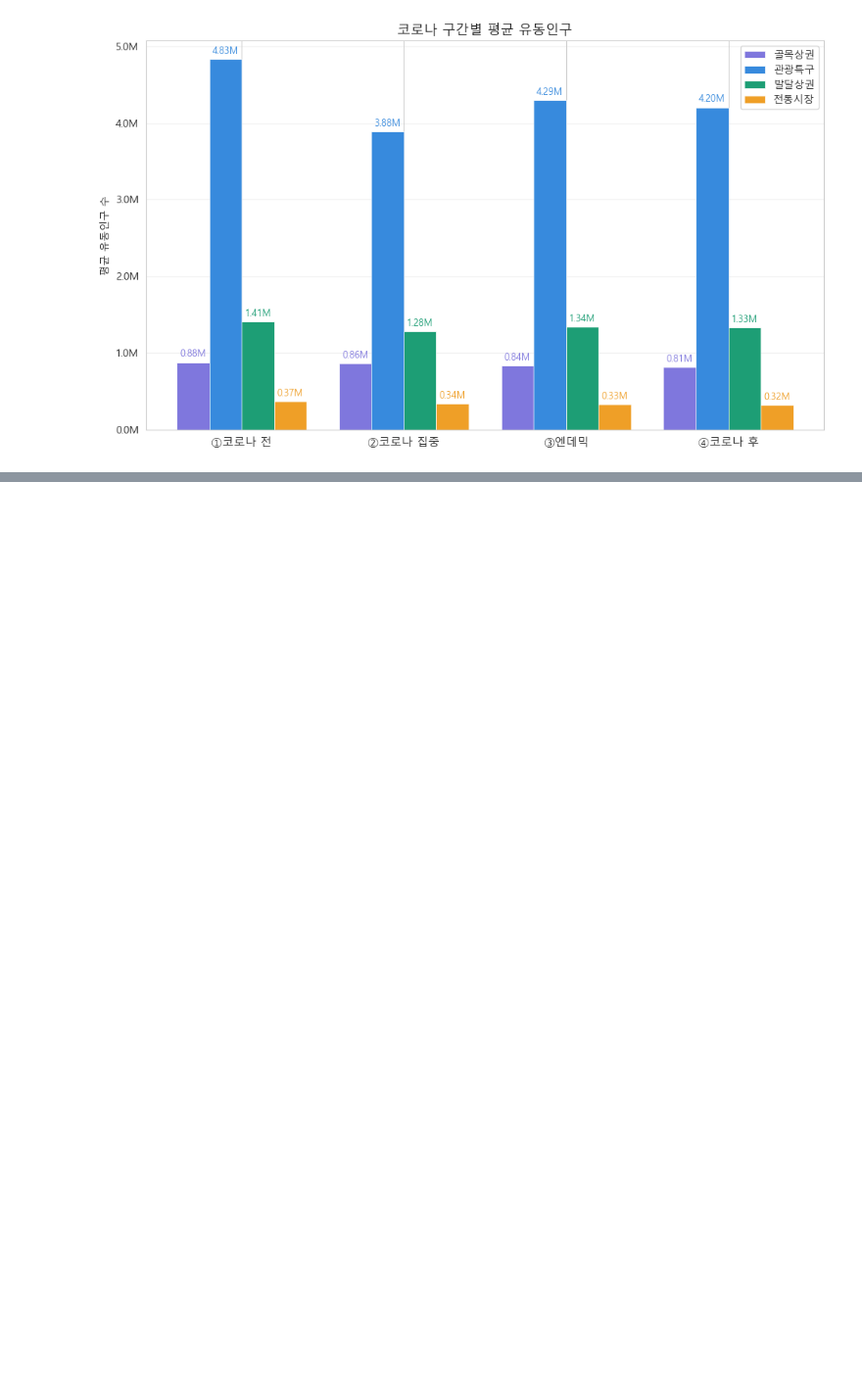
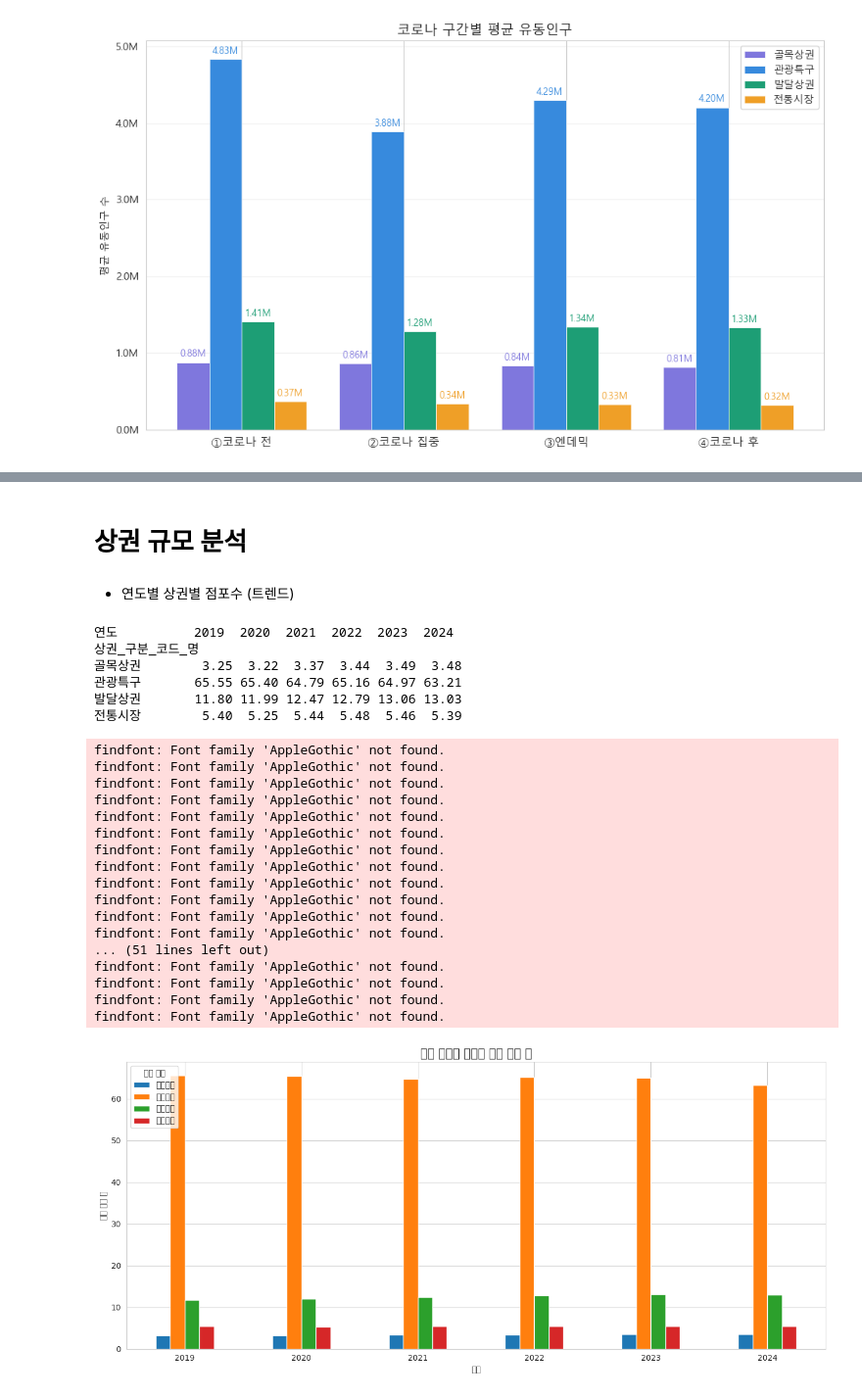
Before and after one commit to sonjiwoo-creator/seouldf, a Jupyter notebook: main.ipynb, the cells around one changed output, grey strips where cells are left out. Shown at 98% size. Saved outputs shown, nothing was run; the diff lists cells and outputs as text; code cells hidden in the pictures; blank space fills up the shorter version.

```diff
--- a/main.ipynb
+++ b/main.ipynb
@@ -243,3 +243,6 @@ dtype: object
 # 결측치 검사
 miss = sales.isnull().sum()
 miss = miss[miss > 0]
+# %%
+LATEST_QUARTER = sales['기준_년분기_코드'].max()
+print(f'최신 분기: {LATEST_QUARTER}')
@@ -2237,0 +2313,6 @@ plt.show()
+# %%
+import matplotlib.pyplot as plt
+import matplotlib.font_manager as fm
+
+#plt.rcParams['font.family'] = 'AppleGothic'  # Mac 한글 폰트
+plt.rcParams['axes.unicode_minus'] = False    # 마이너스 기호 깨짐 방지
@@ -2237,0 +2438,51 @@ plt.show()
+# %% [markdown]
+# 상권 규모 분석
+# %% [markdown]
+* 연도별 상권별 점포수 (트렌드)
+# %%
+
+# 연도 컬럼 추가 (앞 4자리만 추출)
+df_전체['연도'] = df_전체['기준_년분기_코드'].astype(str).str[:4].astype(int)
+
+# 연도 + 상권구분별 평균 점포수
+result= df_전체.groupby(['연도','상권_구분_코드_명'])['점포_수'].mean().reset_index()
+
+# 피벗
+pivot_store = result.pivot(index='상권_구분_코드_명', columns='연도', values='점포_수')
+print(pivot_store)
+# %% [output]
+연도          2019  2020  2021  2022  2023  2024
+상권_구분_코드_명
+골목상권        3.25  3.22  3.37  3.44  3.49  3.48
+관광특구       65.55 65.40 64.79 65.16 64.97 63.21
+발달상권       11.80 11.99 12.47 12.79 13.06 13.03
+전통시장        5.40  5.25  5.44  5.48  5.46  5.39
+# %%
+pivot_store.T.plot(kind='bar', figsize=(13, 6), edgecolor='white')
+
+plt.title('상권 구분별 연도별 평균 점포 수', fontsize=15)
+plt.xlabel('연도')
+plt.ylabel('평균 점포 수')
+plt.xticks(rotation=0)
+plt.legend(title='상권 구분', loc='upper left')
+plt.tight_layout()
+plt.show()
+# %% [output]
+findfont: Font family 'AppleGothic' not found.
+findfont: Font family 'AppleGothic' not found.
+findfont: Font family 'AppleGothic' not found.
+findfont: Font family 'AppleGothic' not found.
+findfont: Font family 'AppleGothic' not found.
+findfont: Font family 'AppleGothic' not found.
+findfont: Font family 'AppleGothic' not found.
+findfont: Font family 'AppleGothic' not found.
+findfont: Font family 'AppleGothic' not found.
+findfont: Font family 'AppleGothic' not found.
+findfont: Font family 'AppleGothic' not found.
+findfont: Font family 'AppleGothic' not found.
+... (51 lines left out)
+findfont: Font family 'AppleGothic' not found.
+findfont: Font family 'AppleGothic' not found.
+findfont: Font family 'AppleGothic' not found.
+findfont: Font family 'AppleGothic' not found.
+[figure, added]
```
Also changed, not shown: parts of 24 cells of this notebook.
